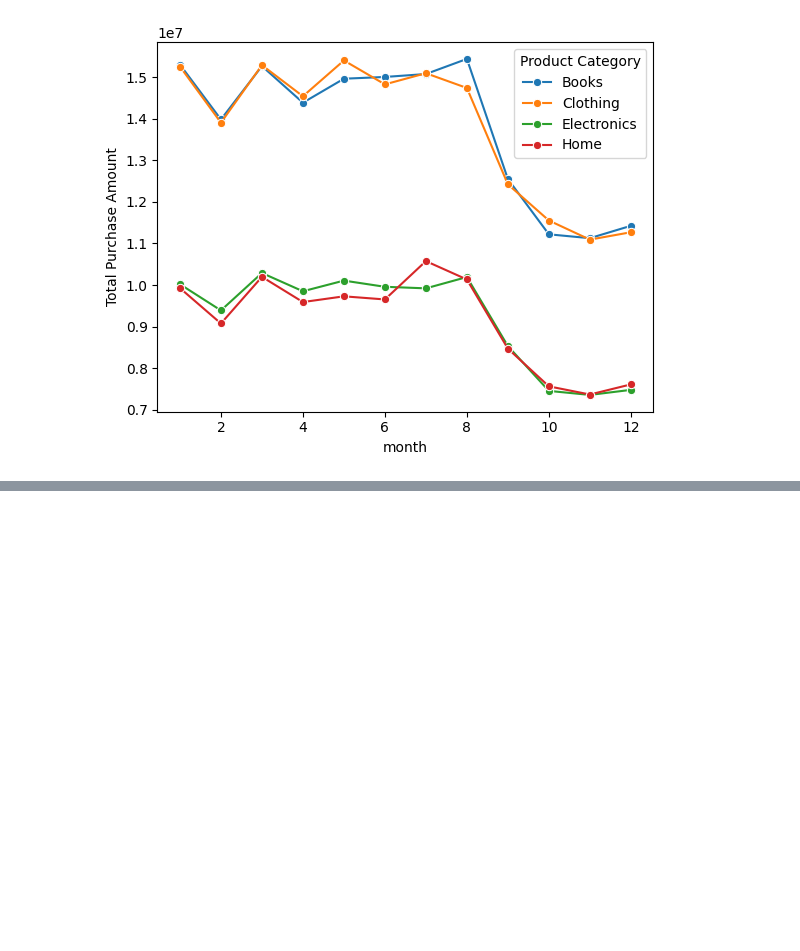
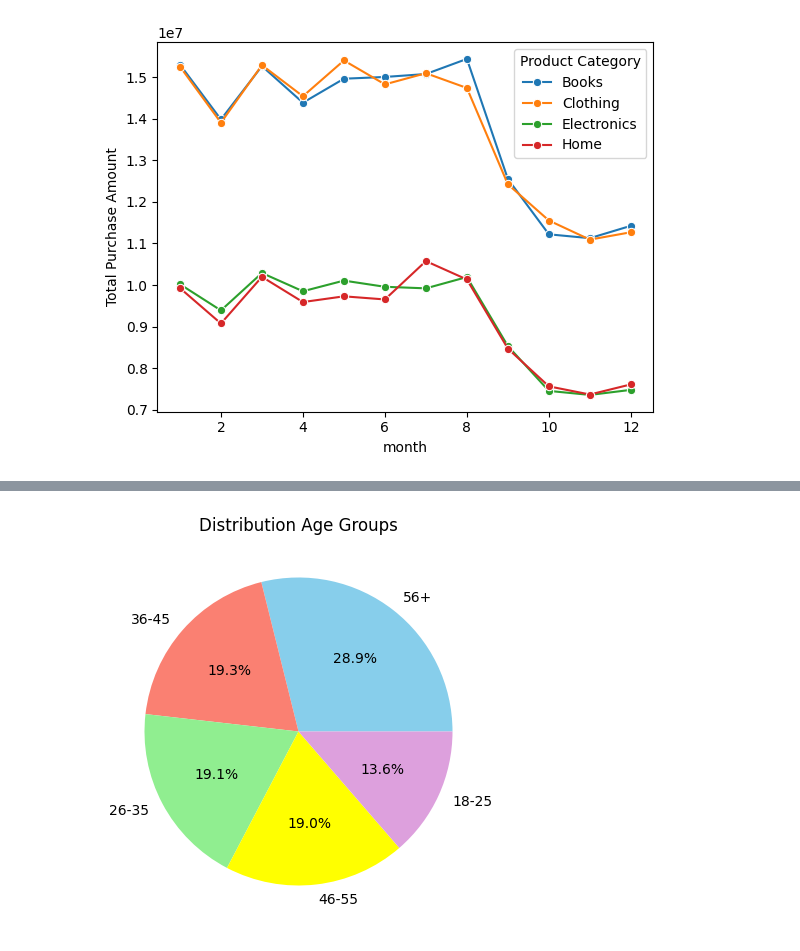
Before and after one commit to ninoekersalina/customer_journey_analysis, a Jupyter notebook: ecommerce.ipynb, the cells around one changed output, grey strips where cells are left out. Saved outputs shown, nothing was run; the diff lists cells and outputs as text; code cells hidden in the pictures; blank space fills up the shorter version.

Commit message:
Update age group

```diff
--- a/ecommerce.ipynb
+++ b/ecommerce.ipynb
@@ -203,3 +203,7 @@ sns.lineplot(
 # %% [output]
 <Axes: xlabel='month', ylabel='Total Purchase Amount'>
 [figure]
+# %%
+#grouping customer age
+df['Age Group']=pd.cut(df['Customer Age'], bins=[18,25,35,45,55,100],labels=['18-25','26-35','36-45','46-55','56+'])
+df
@@ -205,0 +224,9 @@ sns.lineplot(
+# %%
+# Presentation of customer age
+age_groups=df['Age Group'].value_counts()
+plt.figure(figsize=(5,5))
+plt.pie(age_groups, labels=age_groups.index, autopct='%1.1f%%',colors=['skyblue','salmon','lightgreen','yellow','plum'])
+plt.title('Distribution Age Groups')
+plt.show()
+# %% [output]
+[figure, added]
```
Also changed, not shown: parts of 1 cell of this notebook.
